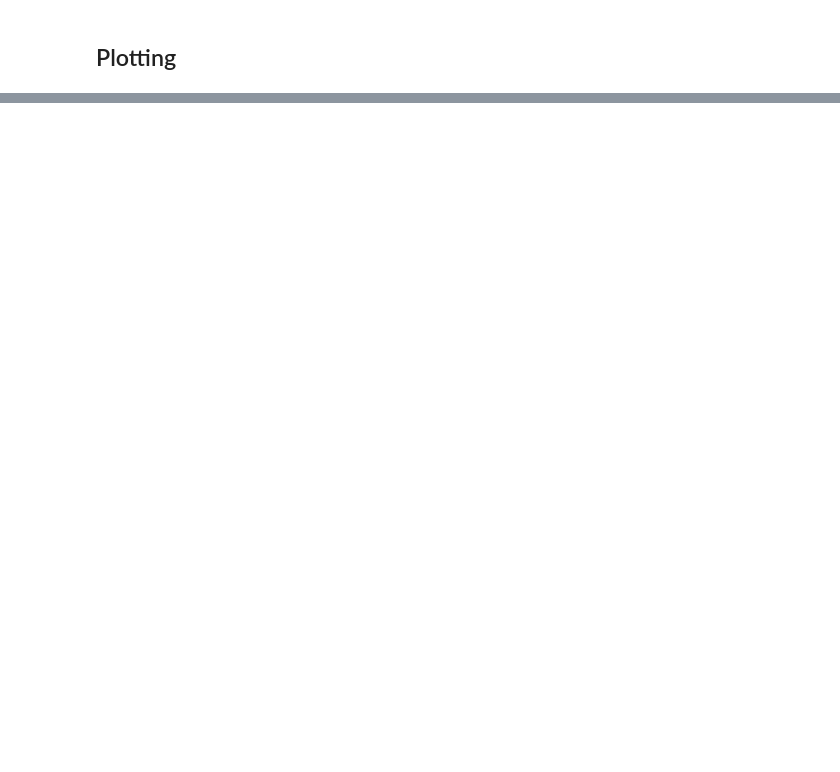
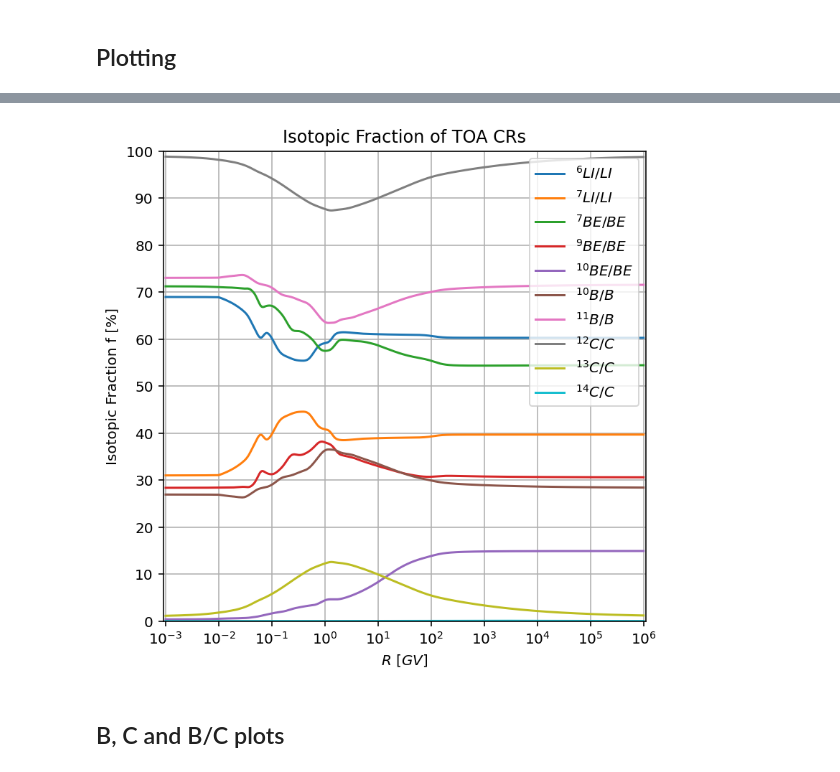
Before and after one commit to Naderschah/USINE_docker, a Jupyter notebook: gen_graphs.ipynb, the cells around one changed output, grey strips where cells are left out. Cells and saved outputs as stored; diff of their text form; code cells hidden in the pictures; blank space fills up the shorter version.

```diff
--- a/gen_graphs.ipynb
+++ b/gen_graphs.ipynb
@@ -193,8 +116,0 @@ plt.show()
-# %%
-for i in C_dat.keys():
-    if 'model_' in i:
-        print(i, end=', ')
-
-for i in C_dat.keys():
-    if 'data_' in i:
-        print(i, end=', ')
@@ -648,0 +200,55 @@ DEFAULT
+# %%
+# isotopic fraction plot
+
+
+elements_to_plot = ['LI','BE','B','C']
+
+
+#       Boilerplate
+fig,ax = plt.subplots(figsize=(column_width,column_width))
+fig.set_dpi(72*2)
+
+plt.xlim(0.0009,1100000)
+plt.ylim(0,100)
+plt.xscale('log')
+
+plt.title('Isotopic Fraction of TOA CRs')
+
+plt.grid()
+plt.xlabel('$R\ [GV]$')
+plt.ylabel('Isotopic Fraction f [%]')
+
+# Second y axis
+#ax_twin = ax.twinx()
+#ax_twin.set_ylabel('Secondary Fraction (1-f) [%]')
+#ax_twin.set_ylim(100,0)
+
+# ticks
+ax.set_xticks([1e-3, 1e-2,1e-1,1e0,1e1,1e2,1e3,1e4,1e5,1e6])
+ax.set_yticks(np.linspace(0,100,11))
+#ax.get_xaxis().set_major_formatter(matplotlib.ticker.ScalarFormatter())
+
+
+#       Plotting
+for key in C_dat:
+    if 'isotopicfrac' in key:
+        if 'fy' not in key:
+            label = key.split('_')[1]
+            if any([label[-len(i):]==i and label[-len(i)-1].isnumeric() for i in elements_to_plot]):
+
+                if label[1].isnumeric():
+                    label = '$^{'+label[0:2]+'}'+label[2:]+'/'+label[2:]+'$'
+                else:
+                    label = '$^{'+label[0]+'}'+label[1:]+'/'+label[1:]+'$'
+
+                ax.plot(C_dat[key], C_dat[key.replace('fx','fy')], label=label)
+
+ax.legend()
+
+#plt.savefig('/home/felix/USINE/gen_graphics/{}_isotopic_fraction.png'.format(model_dir.split('/')[-1][:-len('_out'):]),bbox_inches='tight')
+
+plt.show()
+# %% [output]
+[figure, added]
+# %% [markdown]
+## B, C and B/C plots
```
Also changed, not shown: parts of 39 cells of this notebook, 22 other files.
